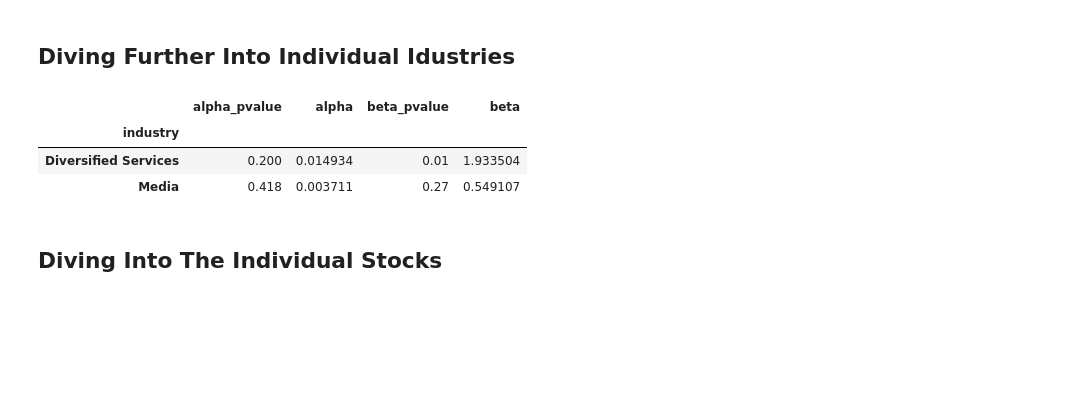
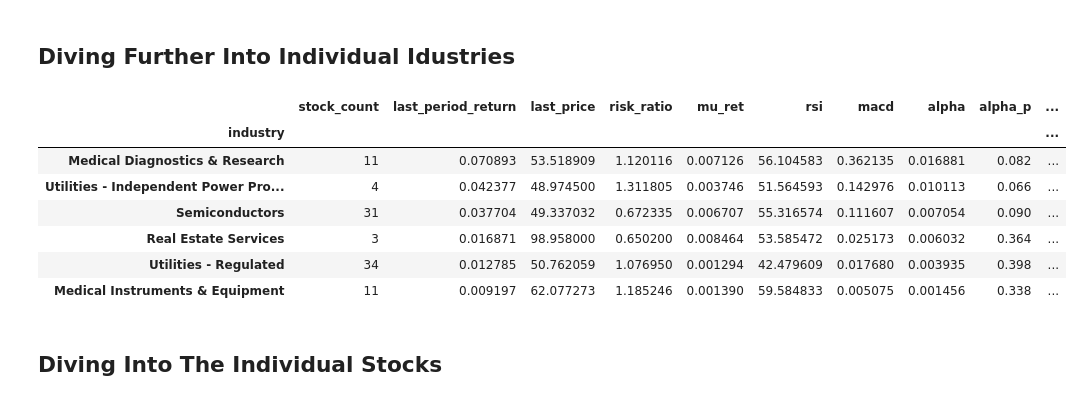
Before and after one commit to webclinic017/Stock-Strategy-Exploration, a Jupyter notebook: Python/Alpaca.ipynb, the cells around one changed output. Saved outputs shown, nothing was run; the diff lists cells and outputs as text; code cells hidden in the pictures; blank space fills up the shorter version.

```diff
--- a/Python/Alpaca.ipynb
+++ b/Python/Alpaca.ipynb
@@ -193,40 +222,24 @@ Sector_Summary
 # %% [markdown]
 ## Diving Further Into Individual Idustries
-# %%
-Top_Sector = Combined_Data[Combined_Data['sector'] == Sector_Summary.index.values[0]]
-Industry_Data = defaultdict(pd.DataFrame)
-for i in  list(Top_Sector['industry'].unique()):
-    TMP = Stock_Consolidator(Top_Sector[Top_Sector['industry'] == i])
-    mask = [i in TMP.index.values for i in Total_Market.index.values]
-    TM_TMP = Total_Market.iloc[mask,:]
-
-    TMP['Market_Return'] = TM_TMP['close_diff']
-
-    ## Rolling OLS Regression
-    rols = RollingOLS(TMP['close_diff'],sm.add_constant(TMP['Market_Return']),window = OLS_Window).fit()
-
-    ## Pulling Relevent Information
-    alpha_pvalue = list(pd.Series(np.around(rols.pvalues[:,0],2)))
-    beta_pvalue = list(pd.Series(np.around(rols.pvalues[:,1],2)))
-    alpha = list(rols.params['const'])
-    beta = list(rols.params['Market_Return'])
-    date = list(TM_TMP.index.values)
-
-    Industry_Data[i] = pd.DataFrame(data = {'date':date,
-                                          'alpha_pvalue':alpha_pvalue,
-                                          'alpha':alpha,
-                                          'beta_pvalue':beta_pvalue,
-                                          'beta':beta}).tail(5)
-for i in Industry_Data:
-    Industry_Data[i].insert(0, 'industry', [i]*len(Industry_Data[i]))
-
-Combined_Industry = pd.concat(Industry_Data.values())
-Industry_Summary = Combined_Industry.groupby('industry').mean().sort_values(by = ['alpha','alpha_pvalue','beta','beta_pvalue'],ascending = [0,1,1,0])
-Industry_Summary
-# %% [output]
-|  | alpha_pvalue | alpha | beta_pvalue | beta |
-| industry |  |  |  |  |
-| Diversified Services | 0.200 | 0.014934 | 0.01 | 1.933504 |
-| Media | 0.418 | 0.003711 | 0.27 | 0.549107 |
+# %%
+Top_Sector = Combined_Data[Combined_Data['sector'].isin(Sector_Summary.index.values)]
+Industries = list(Top_Sector['industry'].unique())
+Industry_Summary = Group_Consolidator(Combined_Data = Top_Sector,
+                                      groups = Industries,
+                                      column = 'industry',
+                                      max_alpha_p = 0.50,
+                                      min_alpha = 0,
+                                      min_macd = 0
+                                     )
+Industry_Summary
+# %% [output]
+|  | stock_count | last_period_return | last_price | risk_ratio | mu_ret | rsi | macd | alpha | alpha_p | ... |
+| industry |  |  |  |  |  |  |  |  |  | ... |
+| Medical Diagnostics & Research | 11 | 0.070893 | 53.518909 | 1.120116 | 0.007126 | 56.104583 | 0.362135 | 0.016881 | 0.082 | ... |
+| Utilities - Independent Power Pro... | 4 | 0.042377 | 48.974500 | 1.311805 | 0.003746 | 51.564593 | 0.142976 | 0.010113 | 0.066 | ... |
+| Semiconductors | 31 | 0.037704 | 49.337032 | 0.672335 | 0.006707 | 55.316574 | 0.111607 | 0.007054 | 0.090 | ... |
+| Real Estate Services | 3 | 0.016871 | 98.958000 | 0.650200 | 0.008464 | 53.585472 | 0.025173 | 0.006032 | 0.364 | ... |
+| Utilities - Regulated | 34 | 0.012785 | 50.762059 | 1.076950 | 0.001294 | 42.479609 | 0.017680 | 0.003935 | 0.398 | ... |
+| Medical Instruments & Equipment | 11 | 0.009197 | 62.077273 | 1.185246 | 0.001390 | 59.584833 | 0.005075 | 0.001456 | 0.338 | ... |
 # %% [markdown]
 ## Diving Into The Individual Stocks
```
Also changed, not shown: parts of 12 cells of this notebook, 4 other files.
